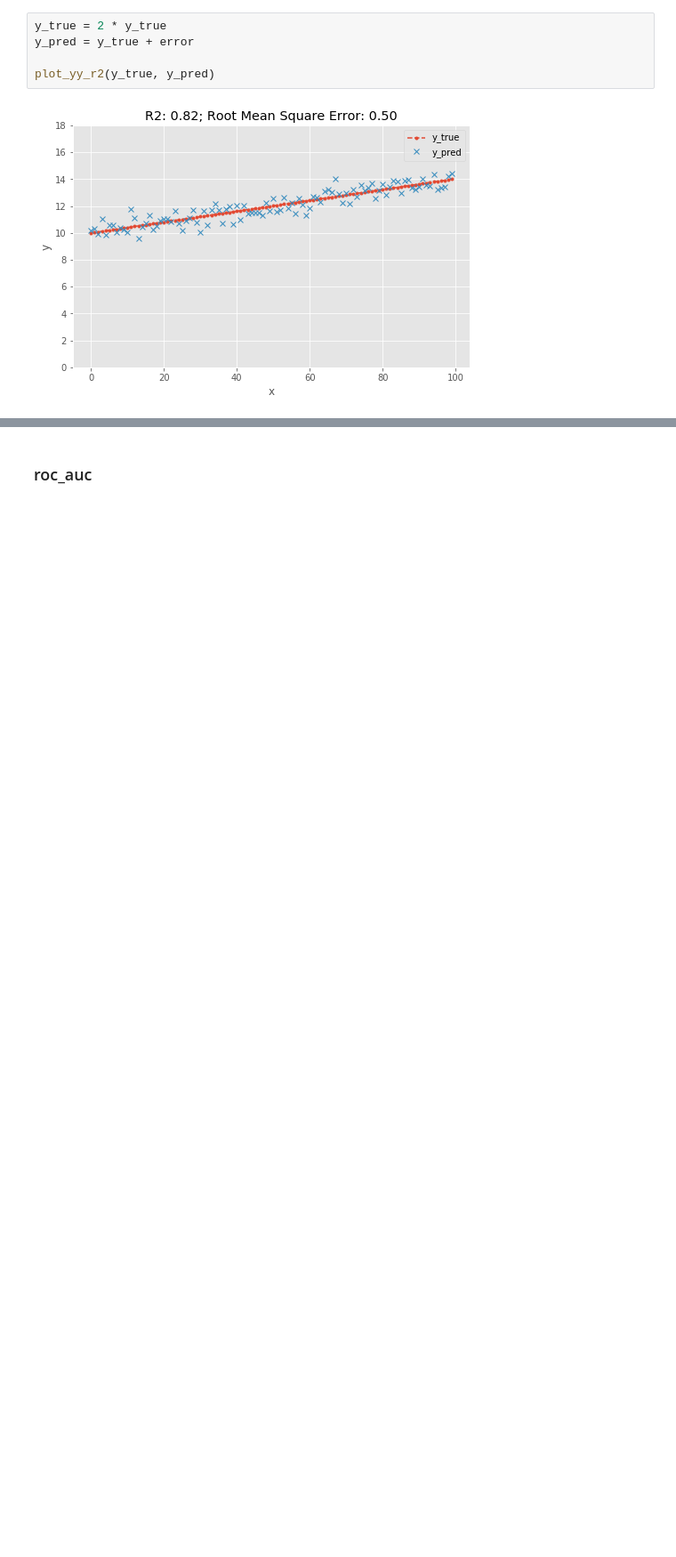
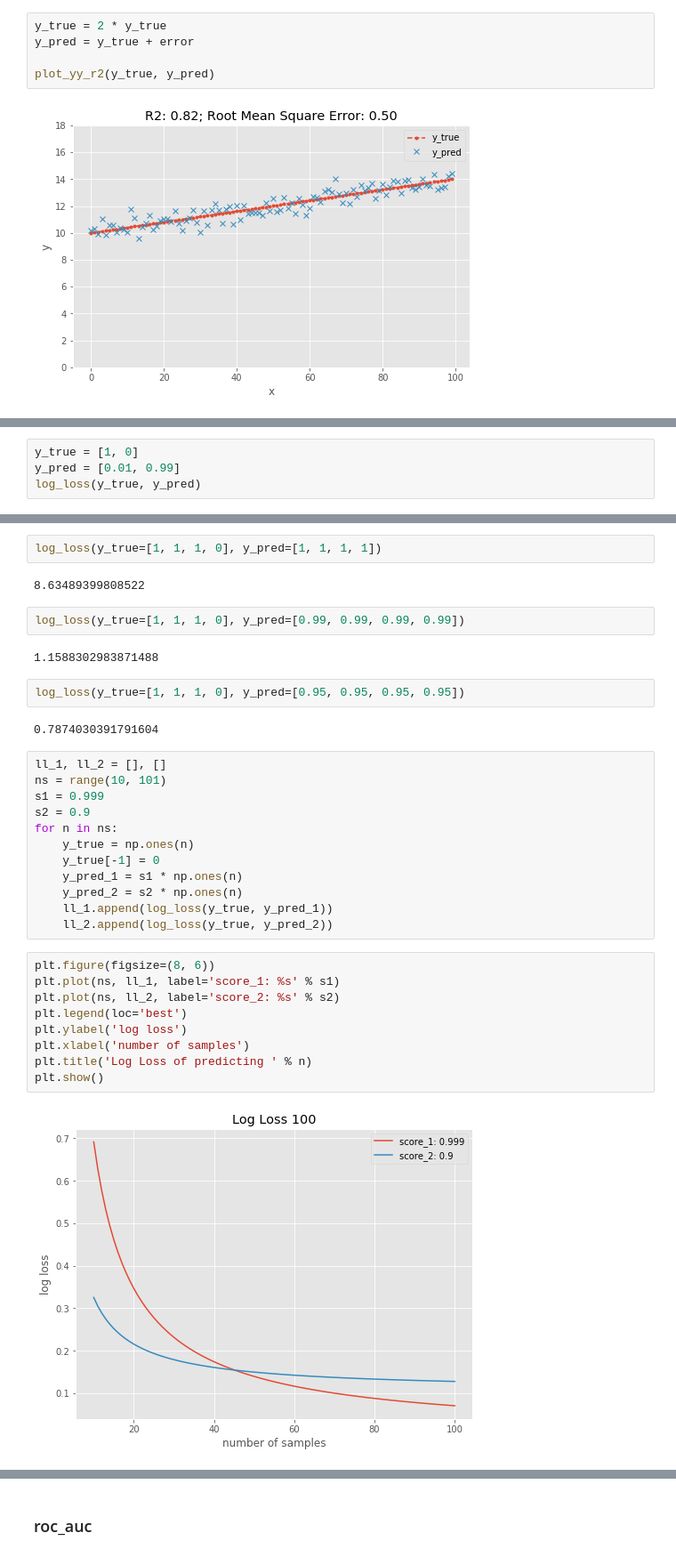
Before and after one commit to yang-zhang/evaluation, a Jupyter notebook: model_evaluation.ipynb, the cells around one changed output, grey strips where cells are left out. Shown at 89% size. Cells and saved outputs as stored; diff of their text form; blank space fills up the shorter version.

```diff
--- a/model_evaluation.ipynb
+++ b/model_evaluation.ipynb
@@ -252,0 +317,4 @@ plot_yy_r2(y_true, y_pred)
+# %%
+y_true = [1, 0]
+y_pred = [0.01, 0.99]
+log_loss(y_true, y_pred)
@@ -252,0 +341,35 @@ plot_yy_r2(y_true, y_pred)
+# %%
+log_loss(y_true=[1, 1, 1, 0], y_pred=[1, 1, 1, 1])
+# %% [output]
+8.63489399808522
+# %%
+log_loss(y_true=[1, 1, 1, 0], y_pred=[0.99, 0.99, 0.99, 0.99])
+# %% [output]
+1.1588302983871488
+# %%
+log_loss(y_true=[1, 1, 1, 0], y_pred=[0.95, 0.95, 0.95, 0.95])
+# %% [output]
+0.7874030391791604
+# %%
+ll_1, ll_2 = [], []
+ns = range(10, 101)
+s1 = 0.999
+s2 = 0.9
+for n in ns:
+    y_true = np.ones(n)
+    y_true[-1] = 0
+    y_pred_1 = s1 * np.ones(n)
+    y_pred_2 = s2 * np.ones(n)
+    ll_1.append(log_loss(y_true, y_pred_1))
+    ll_2.append(log_loss(y_true, y_pred_2))
+# %%
+plt.figure(figsize=(8, 6))
+plt.plot(ns, ll_1, label='score_1: %s' % s1)
+plt.plot(ns, ll_2, label='score_2: %s' % s2)
+plt.legend(loc='best')
+plt.ylabel('log loss')
+plt.xlabel('number of samples')
+plt.title('Log Loss of predicting ' % n)
+plt.show()
+# %% [output]
+[figure, added]
```
Also changed, not shown: parts of 14 cells of this notebook, 1 other file.
